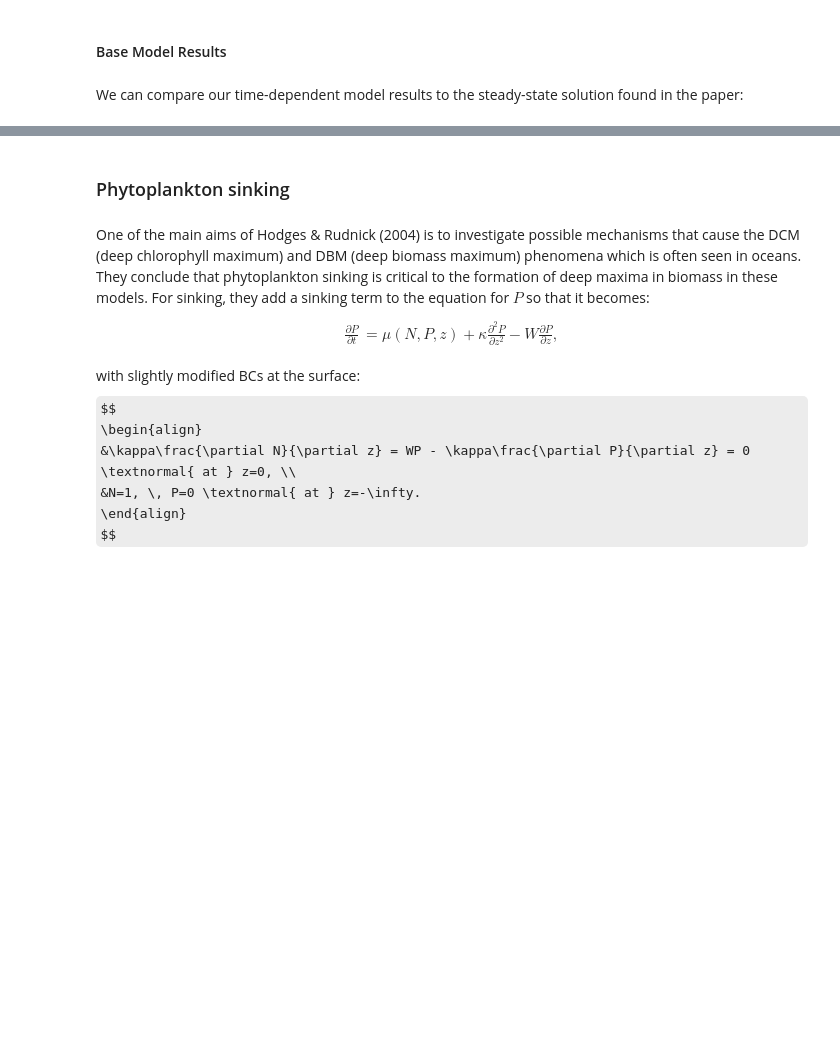
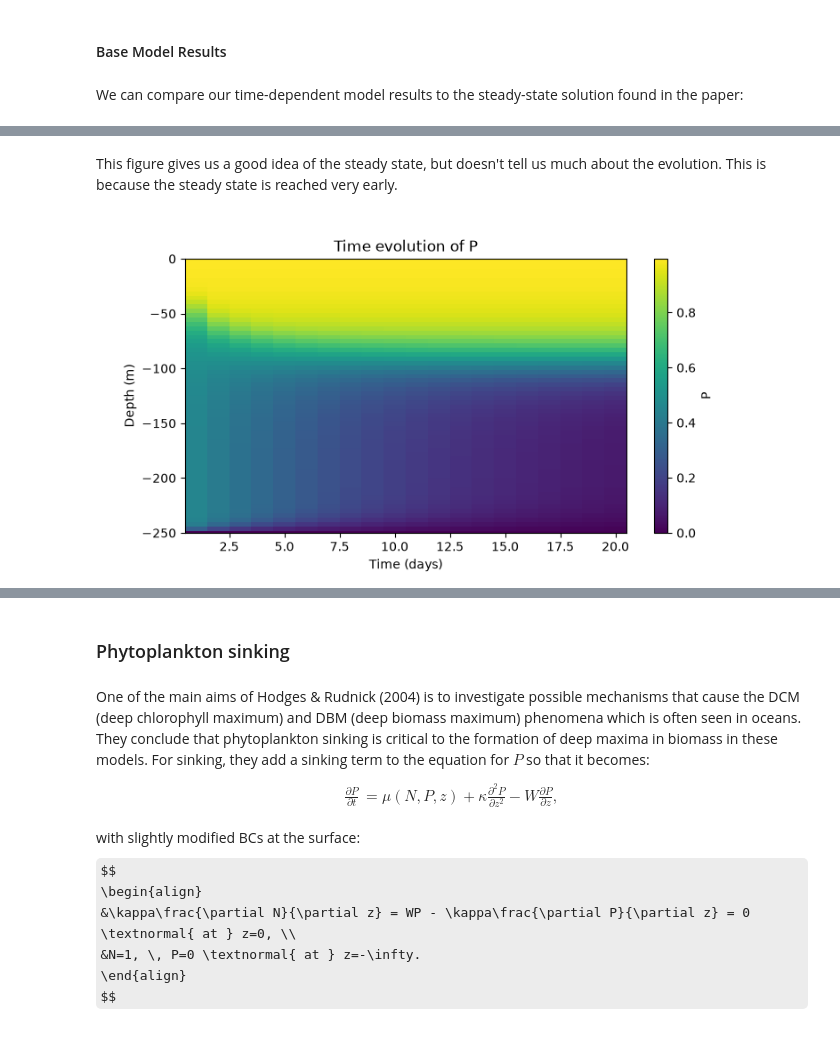
Before and after one commit to kb1901/732_phytoplankton_proj, a Jupyter notebook: notebook.ipynb, the cells around one changed output, grey strips where cells are left out. Cells and saved outputs as stored; diff of their text form; code cells hidden in the pictures; some formulas as TeX source; blank space fills up the shorter version.

```diff
--- a/notebook.ipynb
+++ b/notebook.ipynb
@@ -43,0 +87,9 @@ We can compare our time-dependent model results to the steady-state solution fou
+# %% [markdown]
+This figure gives us a good idea of the steady state, but doesn't tell us much about the evolution. This is because the steady state is reached very early.
+# %%
+var="P"
+plots.hovmoller(base, var, zmin=-250, max_day=20)
+plt.title(f"Time evolution of {var}")
+plt.show()
+# %% [output]
+[figure, added]
```
Also changed, not shown: parts of 16 cells of this notebook, 3 other files.
